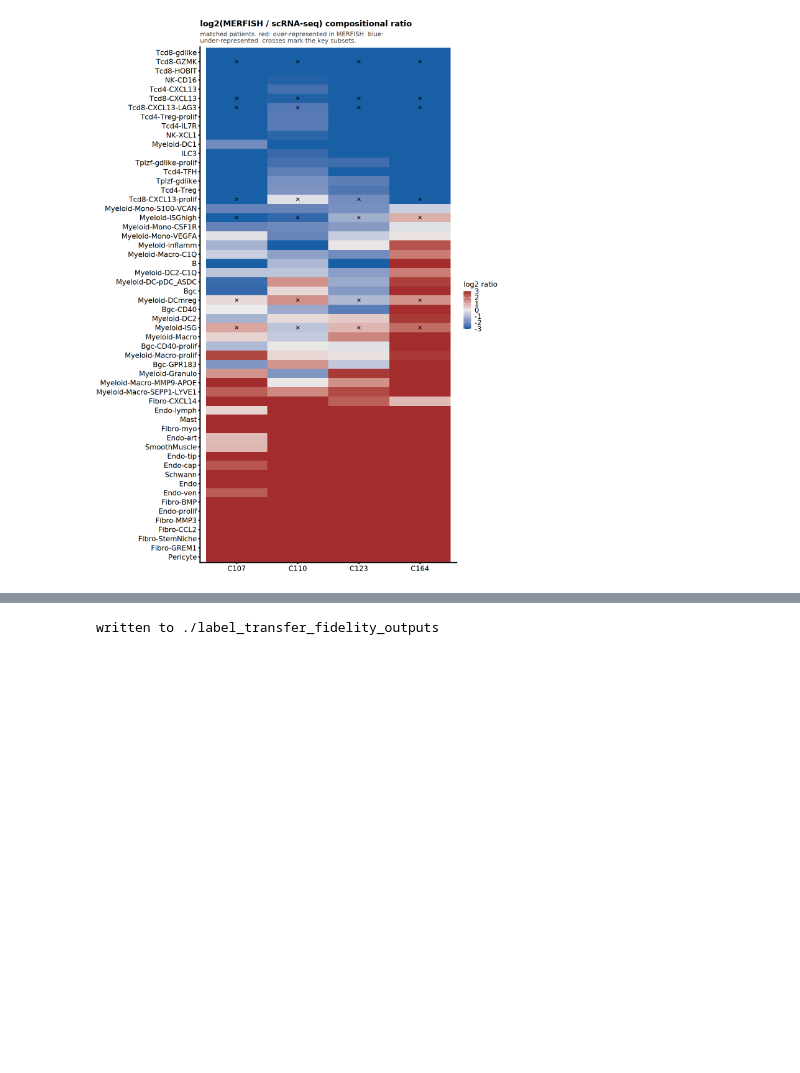
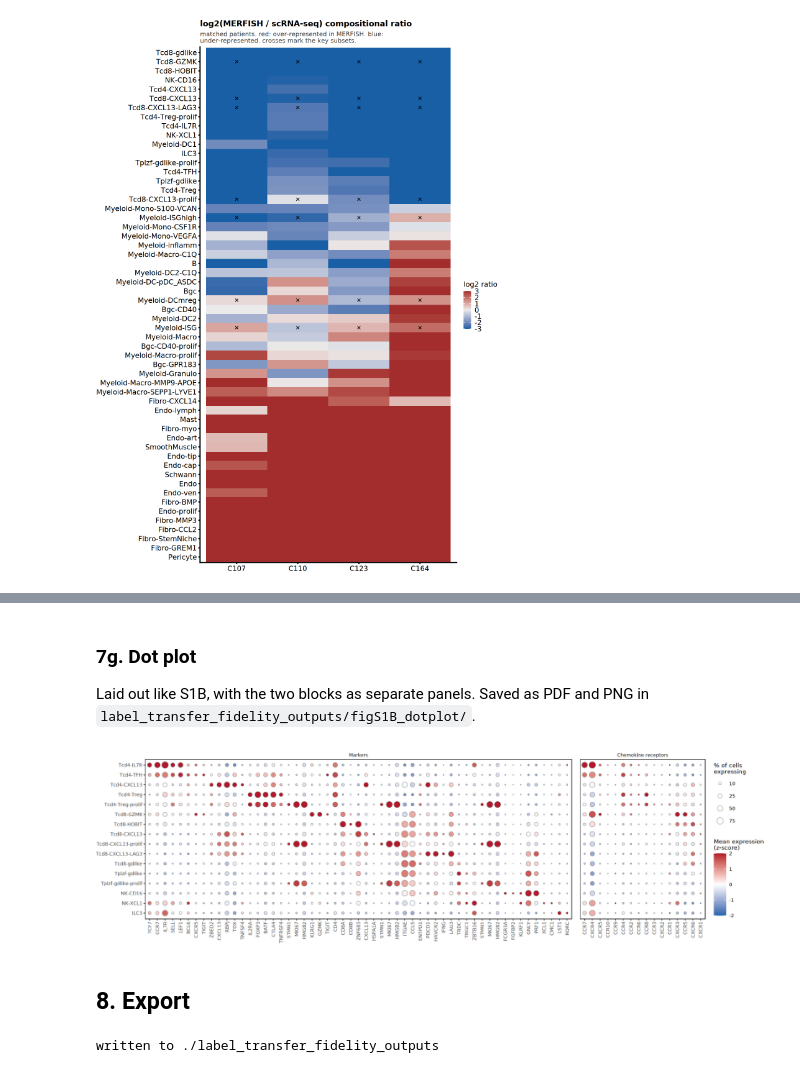
Before and after one commit to korsunskylab/crcmanuscript2025, a Jupyter notebook: fig1_segmentation_and_cell_typing/label_transfer_confusion.ipynb, the cells around one changed output, grey strips where cells are left out. Cells and saved outputs as stored; diff of their text form; code cells hidden in the pictures; blank space fills up the shorter version.

```diff
--- a/fig1_segmentation_and_cell_typing/label_transfer_confusion.ipynb
+++ b/fig1_segmentation_and_cell_typing/label_transfer_confusion.ipynb
@@ -1210,0 +1376,14 @@ ggsave(file.path(outdir_lt, "composition_heatmap.png"), p_hm,
+# %%
+pooled <- per_sample[, .(n_cells = sum(n_cells), n_expr = sum(n_expr), sum_le = sum(sum_le)),
+                     by = .(gene, label)]
+empty <- pooled[, .(n = max(n_cells)), by = label][n == 0, label]
+if (length(empty)) stop("no cells for: ", paste(empty, collapse = ", "))
+
+pooled[, pct := 100 * n_expr / n_cells]
+pooled[, mean_le := sum_le / n_cells]
+pooled[, z := { s <- sd(mean_le); if (is.na(s) || s == 0) 0 else (mean_le - mean(mean_le)) / s }, by = gene]
+pooled[, z := pmax(pmin(z, 2), -2)]
+
+per_sample[, pct := 100 * n_expr / n_cells]
+fwrite(pooled, file.path(DP_OUT_DIR, "figS1B_dotplot_pooled.csv"))
+fwrite(per_sample[n_cells > 0], file.path(DP_OUT_DIR, "figS1B_dotplot_per_specimen.csv"))
@@ -1211,3 +1495,40 @@ ggsave(file.path(outdir_lt, "composition_heatmap.png"), p_hm,
+# %% [markdown]
+### 7g. Dot plot
+
+Laid out like S1B, with the two blocks as separate panels. Saved as PDF and PNG in `label_transfer_fidelity_outputs/figS1B_dotplot/`.
+# %%
+dot_cols <- data.table(gene  = c(DP_MARKER_COLS, DP_RECEPTOR_COLS),
+                       block = rep(c("Markers", "Chemokine receptors"),
+                                   c(length(DP_MARKER_COLS), length(DP_RECEPTOR_COLS))))
+dot_cols[, col_id := sprintf("%03d", .I)]
+
+plot_dt <- merge(dot_cols, pooled, by = "gene", allow.cartesian = TRUE)
+stopifnot(nrow(plot_dt) == nrow(dot_cols) * length(DP_ROWS))
+plot_dt[, block := factor(block, levels = c("Markers", "Chemokine receptors"))]
+plot_dt[, label := factor(label, levels = rev(DP_ROWS))]
+
+p_dot <- ggplot(plot_dt, aes(col_id, label)) +
+  geom_point(aes(size = pct, fill = z), shape = 21, colour = "grey40", stroke = 0.2) +
+  facet_grid(. ~ block, scales = "free_x", space = "free_x") +
+  scale_x_discrete(labels = setNames(dot_cols$gene, dot_cols$col_id)) +
+  scale_size_area(max_size = 4.5, limits = c(0, 100), breaks = c(10, 25, 50, 75),
+                  name = "% of cells\nexpressing") +
+  scale_fill_gradient2(low = "#2166AC", mid = "white", high = "#B2182B", midpoint = 0,
+                       limits = c(-2, 2), name = "Mean expression\n(z-score)") +
+  labs(x = NULL, y = NULL) +
+  theme_bw(base_size = 8) +
+  theme(axis.text.x = element_text(angle = 90, hjust = 1, vjust = 0.5, face = "italic"),
+        panel.grid = element_blank(), strip.background = element_blank(),
+        panel.spacing.x = unit(4, "mm"))
+
+ggsave(file.path(DP_OUT_DIR, "figS1B_dotplot.pdf"), p_dot, width = 13, height = 3.8)
+ggsave(file.path(DP_OUT_DIR, "figS1B_dotplot.png"), p_dot, width = 13, height = 3.8, dpi = 300)
+fig.size(height = 3.8, width = 13, res = 150)
+p_dot
+# %% [output]
+[figure, added]
+# %% [markdown]
+## 8. Export
 # %%
 fwrite(scrna, file.path(outdir_lt, "scrna_labels_standardised.csv"))
 saveRDS(list(cols = c(old = COL_OLD, lineage = COL_LINEAGE, new = COL_NEW,
```
Also changed, not shown: parts of 23 cells of this notebook, 7 other files.
